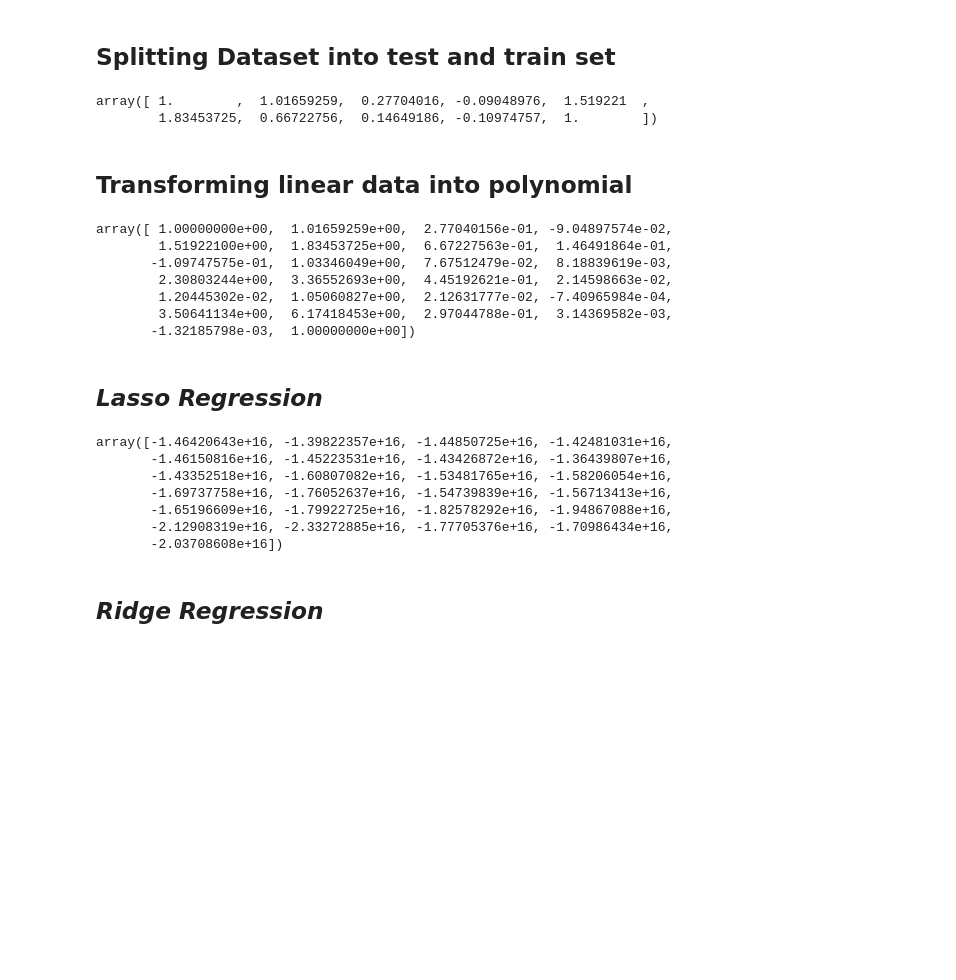
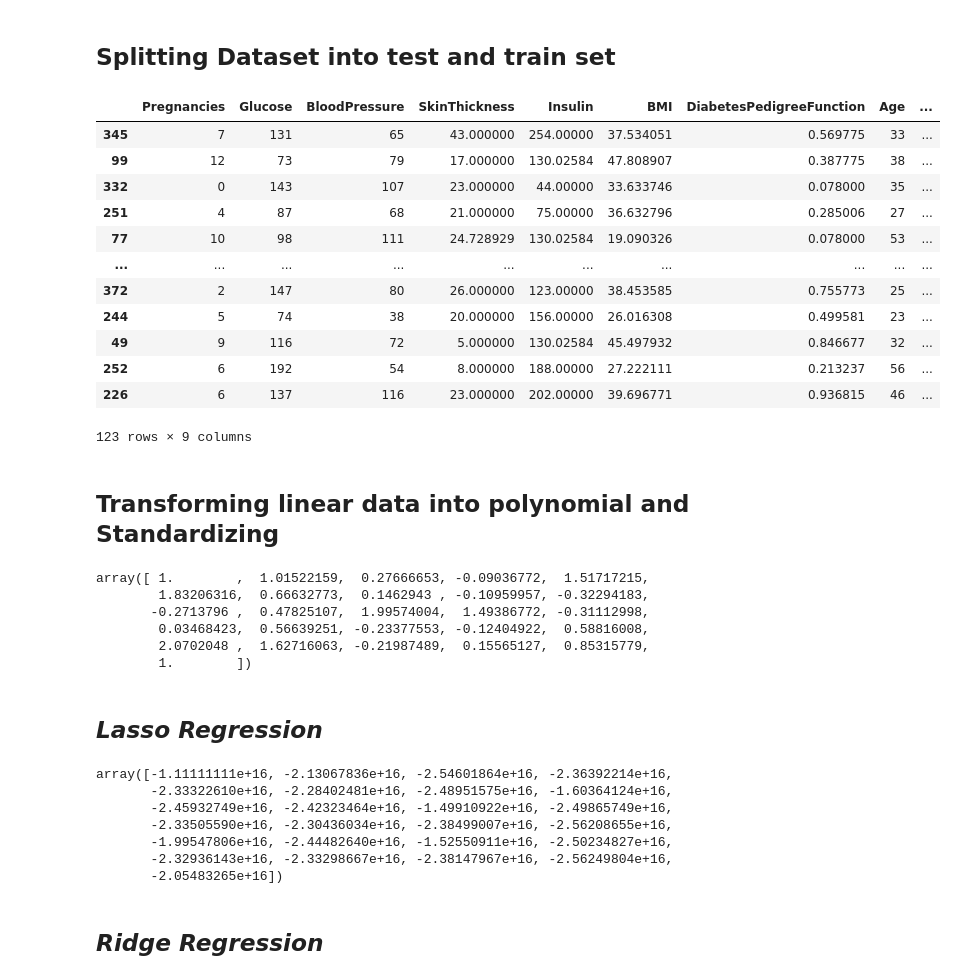
Before and after one commit to Neo-Panther/ML-Project-Predicting-Diabetes, a Jupyter notebook: Template.ipynb, the cells around one changed output. Cells and saved outputs as stored; diff of their text form; code cells hidden in the pictures; blank space fills up the shorter version.

```diff
--- a/Template.ipynb
+++ b/Template.ipynb
@@ -512,44 +520,55 @@ Batch Gradient Descent train data accuracy:  0.7574123989218329
 # %%
 import numpy as np
 import pandas as pd
 dataset = pd.read_csv('preprocessed.csv', index_col = 0)
 test, train = test_train_split(dataset)
-test, train = standardize(test, train)
-test[0]
+test
 # %% [output]
+|  | Pregnancies | Glucose | BloodPressure | SkinThickness | Insulin | BMI | DiabetesPedigreeFunction | Age | ... |
+| 345 | 7 | 131 | 65 | 43.000000 | 254.00000 | 37.534051 | 0.569775 | 33 | ... |
+| 99 | 12 | 73 | 79 | 17.000000 | 130.02584 | 47.808907 | 0.387775 | 38 | ... |
+| 332 | 0 | 143 | 107 | 23.000000 | 44.00000 | 33.633746 | 0.078000 | 35 | ... |
+| 251 | 4 | 87 | 68 | 21.000000 | 75.00000 | 36.632796 | 0.285006 | 27 | ... |
+| 77 | 10 | 98 | 111 | 24.728929 | 130.02584 | 19.090326 | 0.078000 | 53 | ... |
+| ... | ... | ... | ... | ... | ... | ... | ... | ... | ... |
+| 372 | 2 | 147 | 80 | 26.000000 | 123.00000 | 38.453585 | 0.755773 | 25 | ... |
+| 244 | 5 | 74 | 38 | 20.000000 | 156.00000 | 26.016308 | 0.499581 | 23 | ... |
+| 49 | 9 | 116 | 72 | 5.000000 | 130.02584 | 45.497932 | 0.846677 | 32 | ... |
+| 252 | 6 | 192 | 54 | 8.000000 | 188.00000 | 27.222111 | 0.213237 | 56 | ... |
+| 226 | 6 | 137 | 116 | 23.000000 | 202.00000 | 39.696771 | 0.936815 | 46 | ... |
-array([ 1.        ,  1.01659259,  0.27704016, -0.09048976,  1.519221  ,
-        1.83453725,  0.66722756,  0.14649186, -0.10974757,  1.        ])
+123 rows × 9 columns
 # %% [markdown]
-## Transforming linear data into polynomial
+## Transforming linear data into polynomial and Standardizing
 # %%
-# Assume that the first column is dummy ones and the last column is outcome
+# Assume that the last column is outcome
 # degrees is the list of powers to consider
-def poly_transform(data: np.ndarray, degrees = [1, 2, 3]):
-  data2 = np.ones((data.shape[0], 1))
-  for i in degrees:
-    for col in range(1, len(data[0])-1):
-      data2 = np.concatenate((data2, data[:, [col,]]**i), axis=1)
-  return np.concatenate((data2, data[:, [-1,]]), axis=1)
+def poly_transform(data: pd.DataFrame, degree = 3) -> None:
+  cols = data.columns
+  m = len(cols)
+  for i in range(2, degree+1):
+    for col in cols[:m-1]:
+      data.insert(m-1, col+str(i), data[col]**i, False)
+      # data[col+str(i)] = data[col]**i
 
-train = poly_transform(train)
-test = poly_transform(test)
+poly_transform(train)
+poly_transform(test)
+test, train = standardize(test, train)
 test[0]
 # %% [output]
-array([ 1.00000000e+00,  1.01659259e+00,  2.77040156e-01, -9.04897574e-02,
-        1.51922100e+00,  1.83453725e+00,  6.67227563e-01,  1.46491864e-01,
-       -1.09747575e-01,  1.03346049e+00,  7.67512479e-02,  8.18839619e-03,
-        2.30803244e+00,  3.36552693e+00,  4.45192621e-01,  2.14598663e-02,
-        1.20445302e-02,  1.05060827e+00,  2.12631777e-02, -7.40965984e-04,
-        3.50641134e+00,  6.17418453e+00,  2.97044788e-01,  3.14369582e-03,
-       -1.32185798e-03,  1.00000000e+00])
+array([ 1.        ,  1.01522159,  0.27666653, -0.09036772,  1.51717215,
+        1.83206316,  0.66632773,  0.1462943 , -0.10959957, -0.32294183,
+       -0.2713796 ,  0.47825107,  1.99574004,  1.49386772, -0.31112998,
+        0.03468423,  0.56639251, -0.23377553, -0.12404922,  0.58816008,
+        2.0702048 ,  1.62716063, -0.21987489,  0.15565127,  0.85315779,
+        1.        ])
 # %% [markdown]
 ## **_Lasso Regression_**
 # %%
-def lasso_regressor(train: np.ndarray, learning_rate = 0.025, l1_penalty = 1e18, max_iters = 1000):
+def lasso_regressor(train: np.ndarray, learning_rate = 0.2, l1_penalty = 1e17, max_iters = 100):
   X = np.array(train[:, :-1])
   Y = np.array(train[:, -1])
   W = np.zeros(X.shape[1])
-  n = len(X)
+  n = X.shape[0]
   for _ in range(max_iters):
     Y_pred = np.dot(X, W)
     gradient = (1/n)*np.dot(X.T, Y_pred-Y) + l1_penalty*np.sign(W)
@@ -560,13 +579,13 @@ def lasso_regressor(train: np.ndarray, learning_rate = 0.025, l1_penalty = 1e18,
 W = lasso_regressor(train)
 W
 # %% [output]
-array([-1.46420643e+16, -1.39822357e+16, -1.44850725e+16, -1.42481031e+16,
-       -1.46150816e+16, -1.45223531e+16, -1.43426872e+16, -1.36439807e+16,
-       -1.43352518e+16, -1.60807082e+16, -1.53481765e+16, -1.58206054e+16,
-       -1.69737758e+16, -1.76052637e+16, -1.54739839e+16, -1.56713413e+16,
-       -1.65196609e+16, -1.79922725e+16, -1.82578292e+16, -1.94867088e+16,
-       -2.12908319e+16, -2.33272885e+16, -1.77705376e+16, -1.70986434e+16,
-       -2.03708608e+16])
+array([-1.11111111e+16, -2.13067836e+16, -2.54601864e+16, -2.36392214e+16,
+       -2.33322610e+16, -2.28402481e+16, -2.48951575e+16, -1.60364124e+16,
+       -2.45932749e+16, -2.42323464e+16, -1.49910922e+16, -2.49865749e+16,
+       -2.33505590e+16, -2.30436034e+16, -2.38499007e+16, -2.56208655e+16,
+       -1.99547806e+16, -2.44482640e+16, -1.52550911e+16, -2.50234827e+16,
+       -2.32936143e+16, -2.33298667e+16, -2.38147967e+16, -2.56249804e+16,
+       -2.05483265e+16])
 # %% [markdown]
 ## **_Ridge Regression_**
 # %%
```
Also changed, not shown: parts of 15 cells of this notebook.
